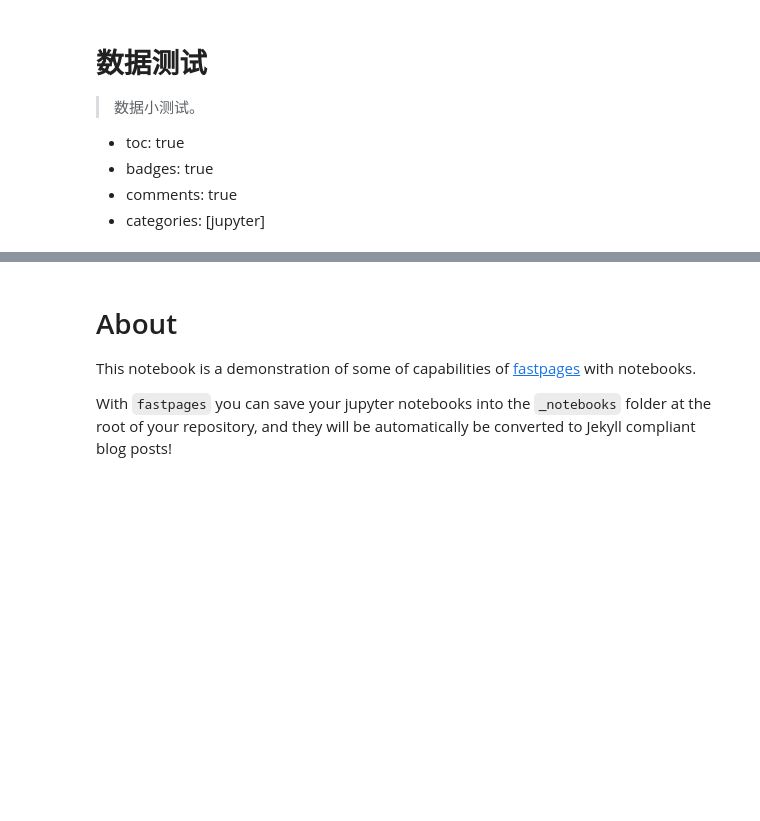
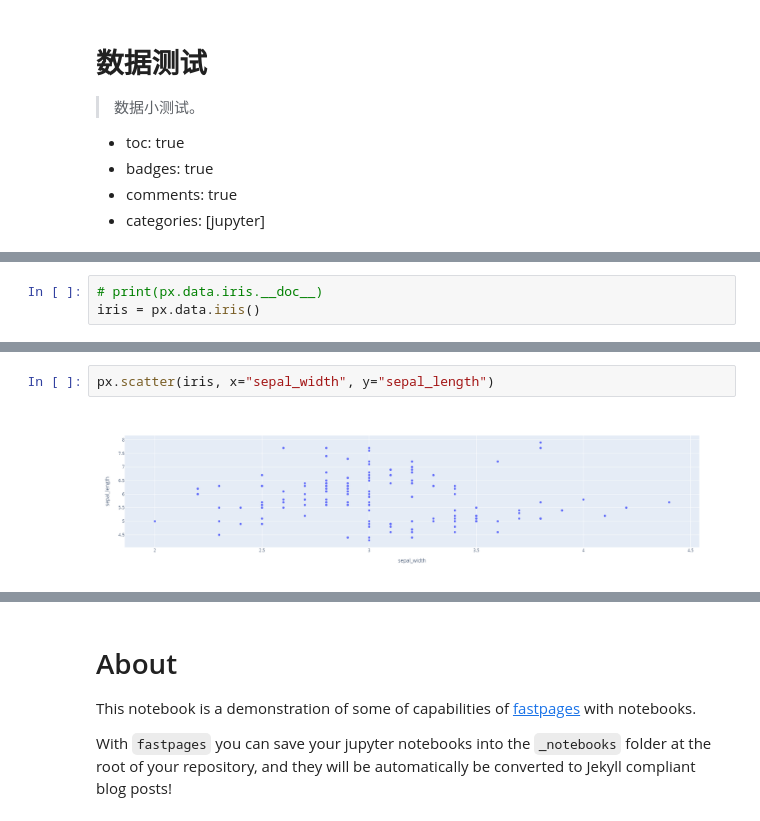
Before and after one commit to DonYum/blog, a Jupyter notebook: _notebooks/2020-04-18-Ali-Ant.ipynb, the cells around one changed output, grey strips where cells are left out. Cells and saved outputs as stored; diff of their text form; blank space fills up the shorter version.

```diff
--- a/_notebooks/2020-04-18-Ali-Ant.ipynb
+++ b/_notebooks/2020-04-18-Ali-Ant.ipynb
@@ -8,0 +37,3 @@
+# %%
+# print(px.data.iris.__doc__)
+iris = px.data.iris()
@@ -8,0 +61,4 @@
+# %%
+px.scatter(iris, x="sepal_width", y="sepal_length")
+# %% [output]
+[figure, added]
```
Also changed, not shown: parts of 12 cells of this notebook.
